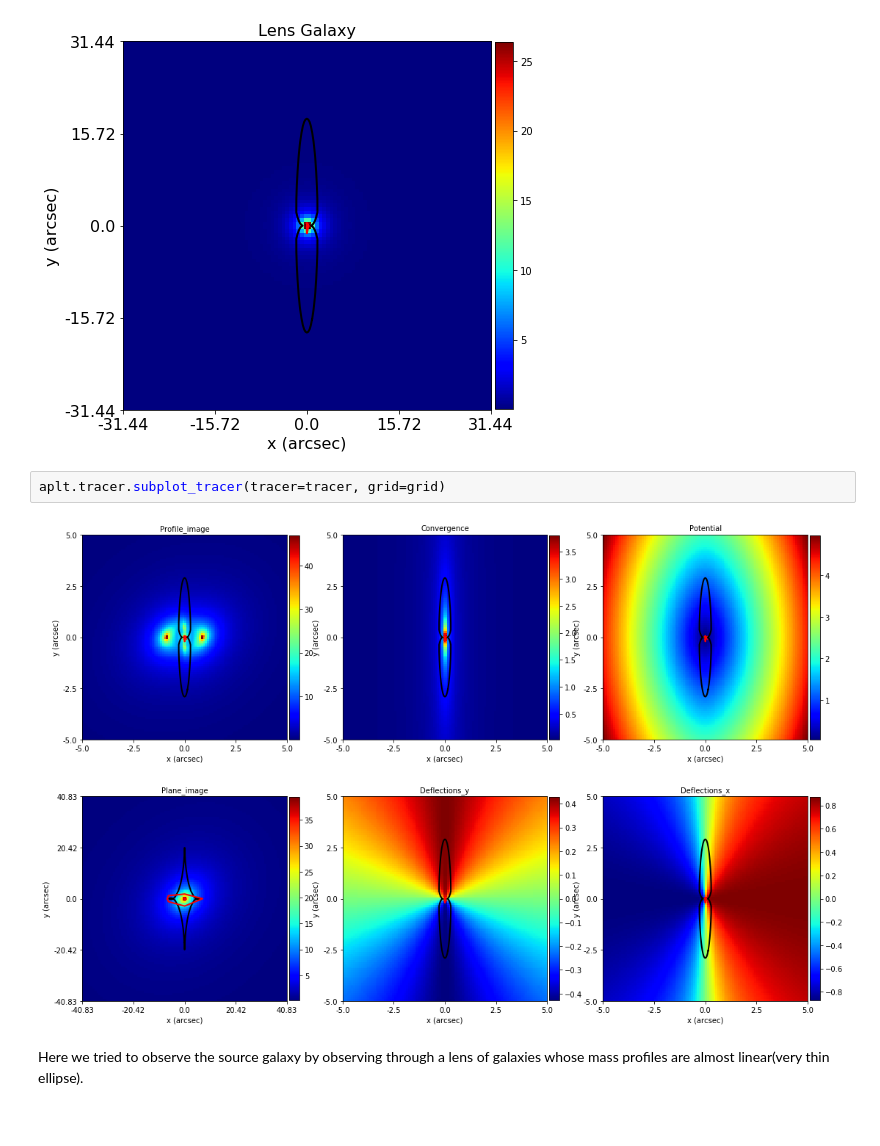
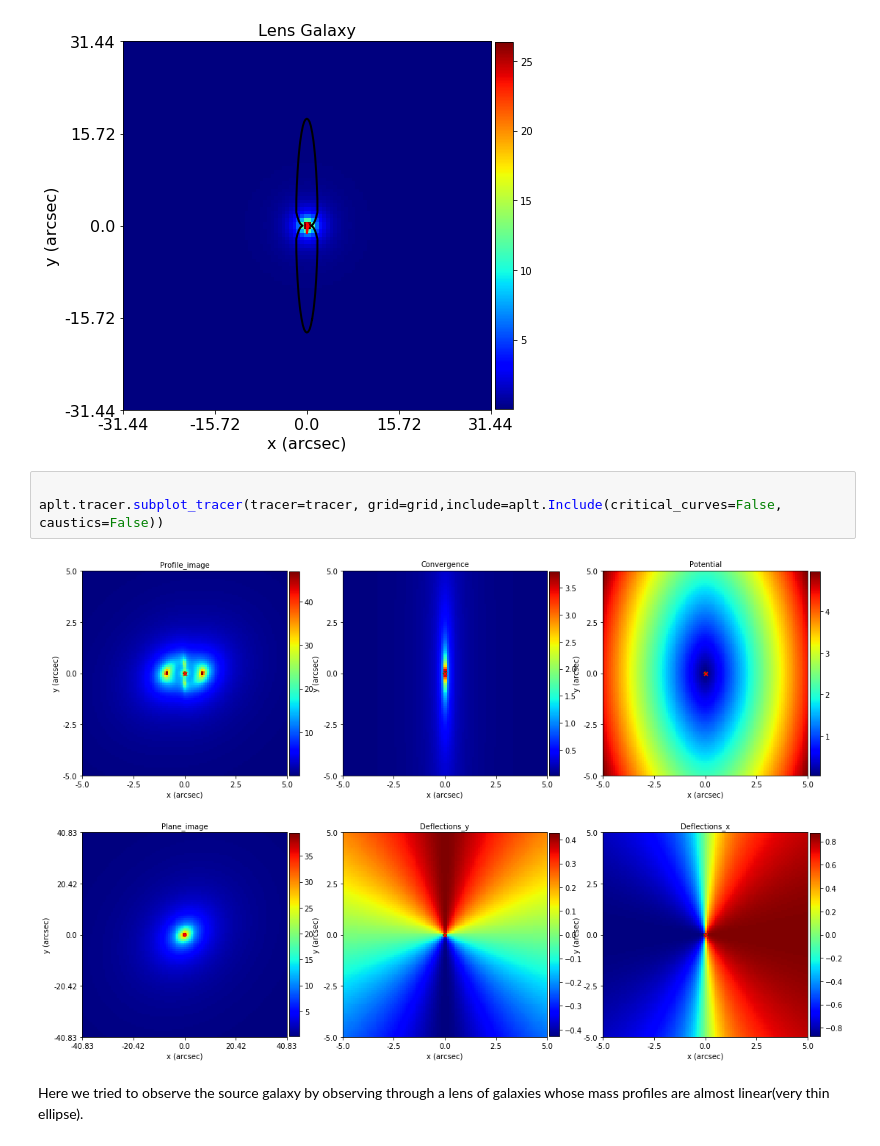
Before and after one commit to darthgera123/autolens_workspace, a Jupyter notebook: tasks/Task 1.ipynb, the cells around one changed output. Drawn from its saved outputs; the diff is of its cells as text.

```diff
--- a/tasks/Task 1.ipynb
+++ b/tasks/Task 1.ipynb
@@ -41,9 +55,10 @@ aplt.galaxy.profile_image(
 # %% [output]
 [figure]
 # %%
-aplt.tracer.subplot_tracer(tracer=tracer, grid=grid)
+
+aplt.tracer.subplot_tracer(tracer=tracer, grid=grid,include=aplt.Include(critical_curves=False, caustics=False))
 # %% [output]
-[figure, old version]
+[figure, new version]
 # %% [markdown]
 Here we tried to observe the source galaxy by observing through a lens of galaxies whose mass profiles are almost linear(very thin ellipse).
 # %%
```
Also changed, not shown: parts of 9 cells of this notebook, 1 other file.
